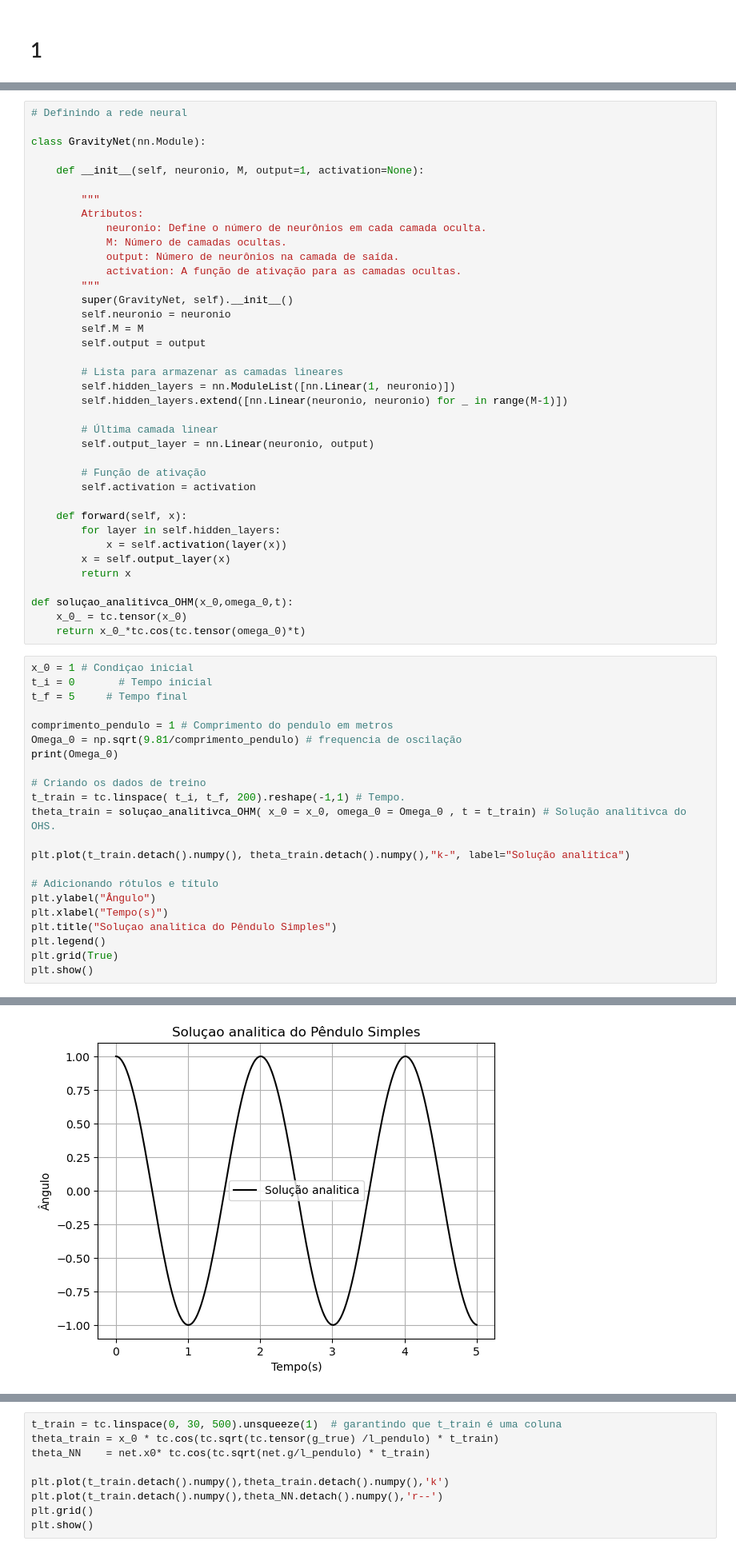
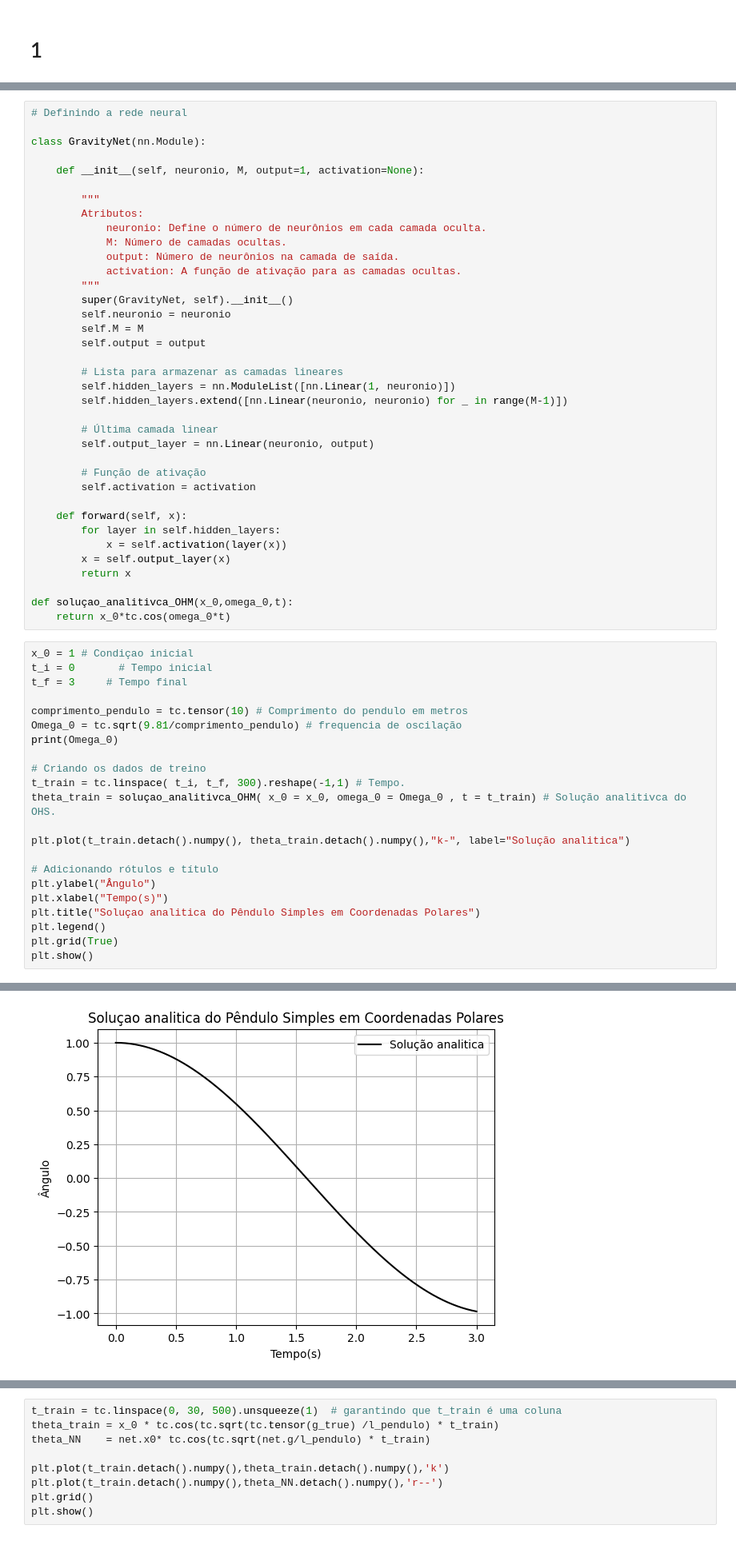
Before and after one commit to Coffee4MePlz/Notebooks_NN_Physics, a Jupyter notebook: 03-Exemplo 1 Pendulo.ipynb, the cells around one changed output, grey strips where cells are left out. Shown at 80% size. Saved outputs shown, nothing was run; the diff lists cells and outputs as text.

Commit message:
plots

```diff
--- a/03-Exemplo 1 Pendulo.ipynb
+++ b/03-Exemplo 1 Pendulo.ipynb
@@ -42,19 +43,18 @@ class GravityNet(nn.Module):
         return x
 
 def soluçao_analitivca_OHM(x_0,omega_0,t):
-    x_0_ = tc.tensor(x_0)
-    return x_0_*tc.cos(tc.tensor(omega_0)*t)
+    return x_0*tc.cos(omega_0*t)
 # %%
 x_0 = 1 # Condiçao inicial
 t_i = 0       # Tempo inicial
-t_f = 5     # Tempo final
+t_f = 3     # Tempo final
 
-comprimento_pendulo = 1 # Comprimento do pendulo em metros
-Omega_0 = np.sqrt(9.81/comprimento_pendulo) # frequencia de oscilação
+comprimento_pendulo = tc.tensor(10) # Comprimento do pendulo em metros
+Omega_0 = tc.sqrt(9.81/comprimento_pendulo) # frequencia de oscilação
 print(Omega_0)
 
 # Criando os dados de treino
-t_train = tc.linspace( t_i, t_f, 200).reshape(-1,1) # Tempo.
+t_train = tc.linspace( t_i, t_f, 300).reshape(-1,1) # Tempo.
 theta_train = soluçao_analitivca_OHM( x_0 = x_0, omega_0 = Omega_0 , t = t_train) # Solução analitivca do OHS.
 
 plt.plot(t_train.detach().numpy(), theta_train.detach().numpy(),"k-", label="Solução analitica")
@@ -62,7 +62,7 @@ plt.plot(t_train.detach().numpy(), theta_train.detach().numpy(),"k-", label="Sol
 # Adicionando rótulos e título
 plt.ylabel("Ângulo")
 plt.xlabel("Tempo(s)")
-plt.title("Soluçao analitica do Pêndulo Simples")
+plt.title("Soluçao analitica do Pêndulo Simples em Coordenadas Polares")
 plt.legend()
 plt.grid(True)
 plt.show()
@@ -71 +71 @@ plt.show()
-[figure, old version]
+[figure, new version]
```
Also changed, not shown: parts of 20 cells of this notebook.
